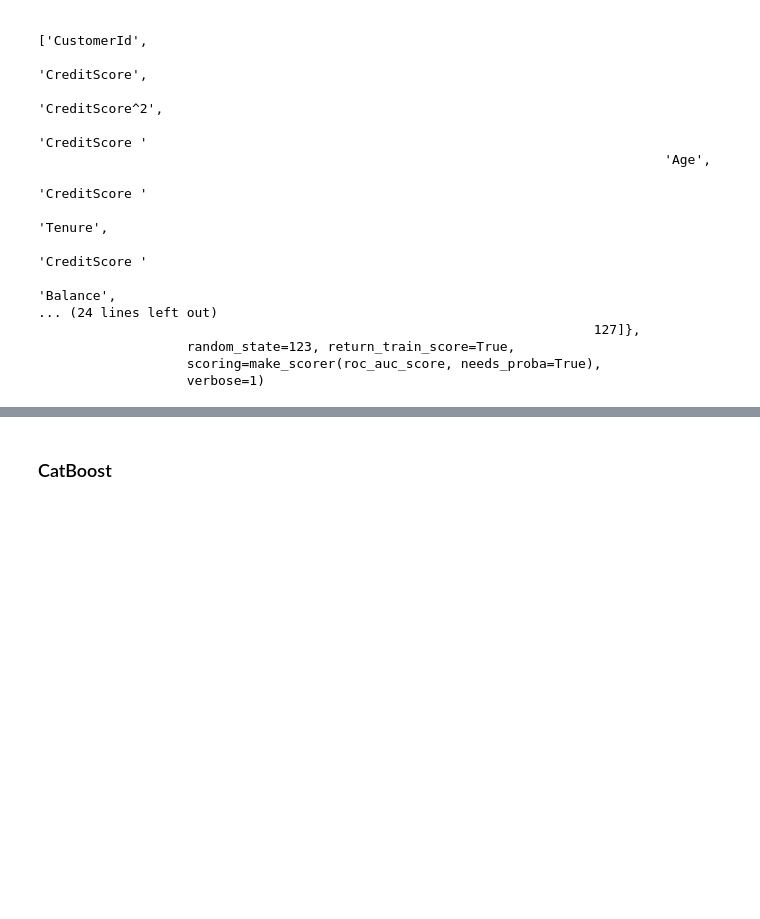
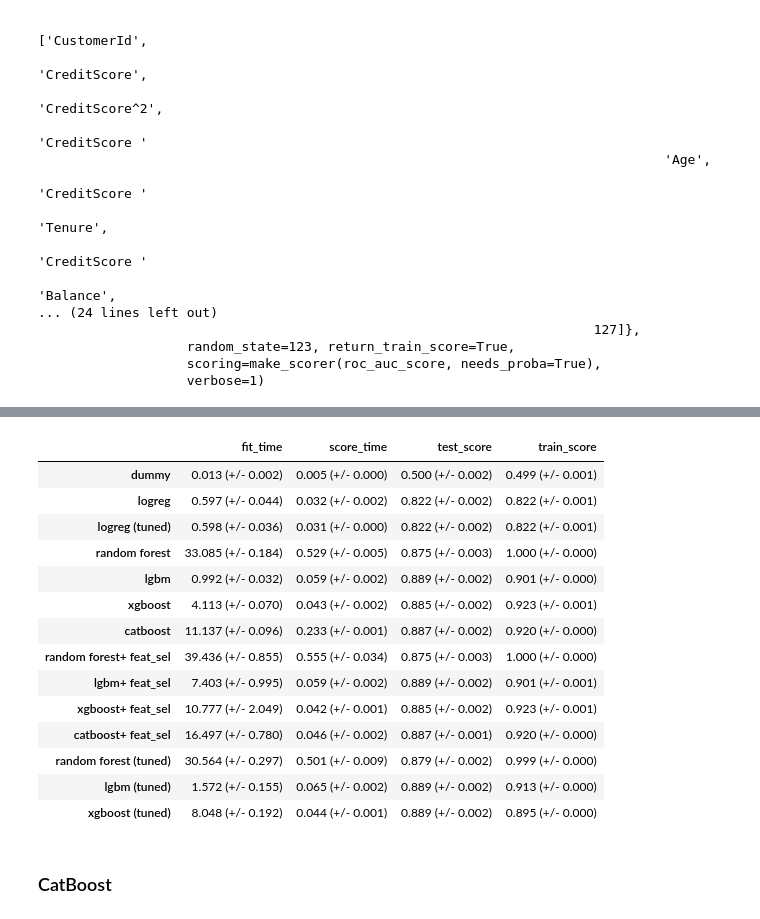
Before and after one commit to Rachel0619/Kaggle_Binary-Classification-with-a-Bank-Churn, a Jupyter notebook: analysis.ipynb, the cells around one changed output, grey strips where cells are left out. Cells and saved outputs as stored; diff of their text form; code cells hidden in the pictures; blank space fills up the shorter version.

```diff
--- a/analysis.ipynb
+++ b/analysis.ipynb
@@ -587,6 +606,11 @@ param_grid_rf = {
     'randomforestclassifier__max_features': ['sqrt', 'log2', 0.5, 0.8],
     'randomforestclassifier__criterion': ['gini', 'log_loss']
 }
+
+pipe_random_forest = make_pipeline(
+    preprocessor,
+    models["random forest"]
+)
 
 random_search_rf = RandomizedSearchCV(
     pipe_random_forest,
@@ -722,0 +803,25 @@ pd.DataFrame(results).T
+# %%
+param_grid_xgboost = {
+    'xgbclassifier__max_depth': [4, 6, 10],
+    'xgbclassifier__learning_rate': [0.01, 0.05, 0.1],
+    'xgbclassifier__n_estimators': [100, 300, 500],
+    'xgbclassifier__reg_lambda': [1, 3, 5]  # L2 regularization term (similar to l2_leaf_reg in CatBoost)
+}
+
+pipe_xgboost = make_pipeline(
+    preprocessor,
+    models["xgboost"]
+)
+# %%
+random_search_xgboost = RandomizedSearchCV(
+    pipe_xgboost,
+    param_grid_xgboost,
+    n_iter=20,
+    verbose=1,
+    n_jobs=1,
+    scoring=scoring_metric,
+    random_state=123,
+    return_train_score=True,
+)
+
+random_search_xgboost.fit(X_train, y_train)
@@ -723,3 +878,25 @@ pd.DataFrame(results).T
+# %%
+best_xgboost_model = random_search_xgboost.best_estimator_
+results["xgboost (tuned)"] = mean_std_cross_val_scores(
+    best_xgboost_model, X_train, y_train, return_train_score=True, scoring=scoring_metric
+)
+pd.DataFrame(results).T
+# %% [output]
+|  | fit_time | score_time | test_score | train_score |
+| dummy | 0.013 (+/- 0.002) | 0.005 (+/- 0.000) | 0.500 (+/- 0.002) | 0.499 (+/- 0.001) |
+| logreg | 0.597 (+/- 0.044) | 0.032 (+/- 0.002) | 0.822 (+/- 0.002) | 0.822 (+/- 0.001) |
+| logreg (tuned) | 0.598 (+/- 0.036) | 0.031 (+/- 0.000) | 0.822 (+/- 0.002) | 0.822 (+/- 0.001) |
+| random forest | 33.085 (+/- 0.184) | 0.529 (+/- 0.005) | 0.875 (+/- 0.003) | 1.000 (+/- 0.000) |
+| lgbm | 0.992 (+/- 0.032) | 0.059 (+/- 0.002) | 0.889 (+/- 0.002) | 0.901 (+/- 0.000) |
+| xgboost | 4.113 (+/- 0.070) | 0.043 (+/- 0.002) | 0.885 (+/- 0.002) | 0.923 (+/- 0.001) |
+| catboost | 11.137 (+/- 0.096) | 0.233 (+/- 0.001) | 0.887 (+/- 0.002) | 0.920 (+/- 0.000) |
+| random forest+ feat_sel | 39.436 (+/- 0.855) | 0.555 (+/- 0.034) | 0.875 (+/- 0.003) | 1.000 (+/- 0.000) |
+| lgbm+ feat_sel | 7.403 (+/- 0.995) | 0.059 (+/- 0.002) | 0.889 (+/- 0.002) | 0.901 (+/- 0.001) |
+| xgboost+ feat_sel | 10.777 (+/- 2.049) | 0.042 (+/- 0.001) | 0.885 (+/- 0.002) | 0.923 (+/- 0.001) |
+| catboost+ feat_sel | 16.497 (+/- 0.780) | 0.046 (+/- 0.002) | 0.887 (+/- 0.001) | 0.920 (+/- 0.000) |
+| random forest (tuned) | 30.564 (+/- 0.297) | 0.501 (+/- 0.009) | 0.879 (+/- 0.002) | 0.999 (+/- 0.000) |
+| lgbm (tuned) | 1.572 (+/- 0.155) | 0.065 (+/- 0.002) | 0.889 (+/- 0.002) | 0.913 (+/- 0.000) |
+| xgboost (tuned) | 8.048 (+/- 0.192) | 0.044 (+/- 0.001) | 0.889 (+/- 0.002) | 0.895 (+/- 0.000) |
 # %% [markdown]
 ### CatBoost
 # %%
```
Also changed, not shown: parts of 24 cells of this notebook, 4 other files.
